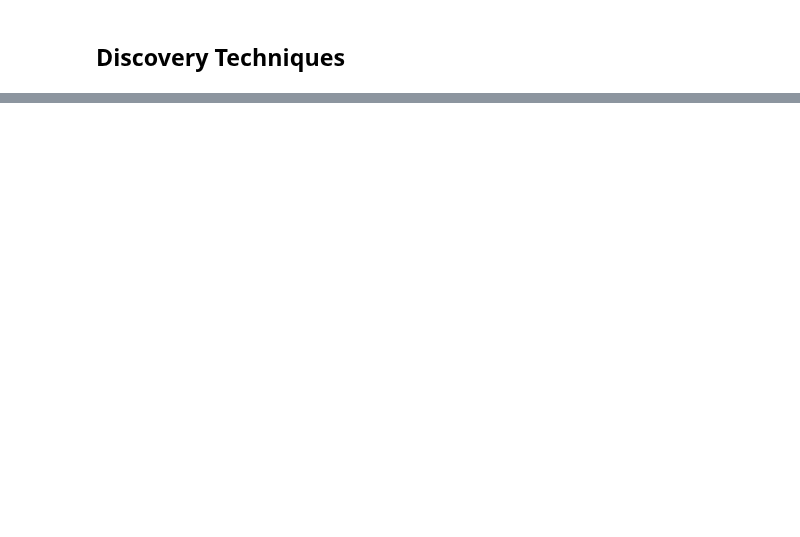
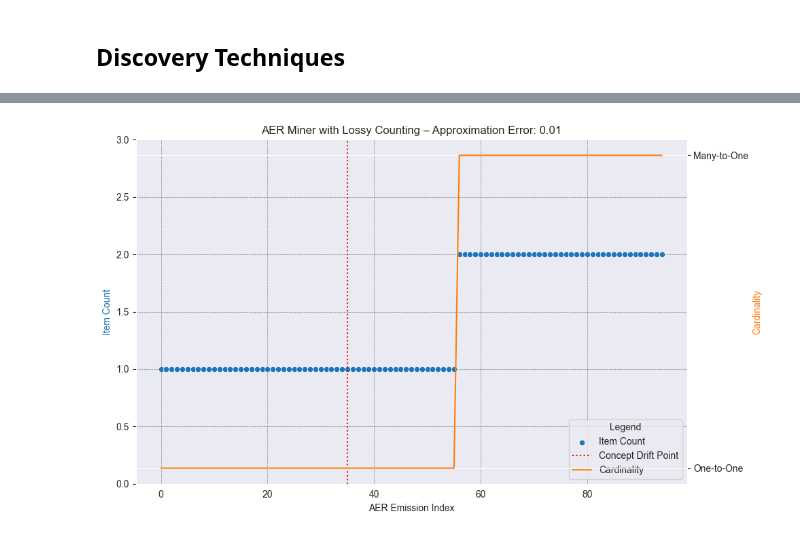
Before and after one commit to beamline/pybeamline, a Jupyter notebook: tutorial_oc.ipynb, the cells around one changed output, grey strips where cells are left out. Cells and saved outputs as stored; diff of their text form; code cells hidden in the pictures; blank space fills up the shorter version.

```diff
--- a/tutorial_oc.ipynb
+++ b/tutorial_oc.ipynb
@@ -129,0 +496,39 @@ source.pipe(
+# %%
+# --- Prepare DataFrame ---
+df = pd.DataFrame({
+    "Emission": list(range(len(item_counts))),
+    "Item Count": item_counts,
+    "Cardinality": cardinalities
+})
+df["Cardinality Label"] = df["Cardinality"].map({0: "One-to-One", 1: "Many-to-One"})
+
+# --- Plot ---
+fig, ax1 = plt.subplots(figsize=(10, 6))
+
+sns.scatterplot(data=df, x="Emission", y="Item Count", ax=ax1, label="Item Count", color="tab:blue")
+ax1.set_ylabel("Item Count", color="tab:blue")
+ax1.set_ylim(0, 3)
+ax1.set_xlabel("AER Emission Index")
+ax1.axvline(x=35, color='red', linestyle=':', linewidth=1.5, label='Concept Drift Point')
+ax1.grid(True, which='both', linestyle='--', linewidth=0.5, color='gray')
+
+# Secondary axis for cardinality
+ax2 = ax1.twinx()
+sns.lineplot(data=df, x="Emission", y="Cardinality", ax=ax2, label="Cardinality", color="tab:orange")
+ax2.set_yticks([0, 1])
+ax2.set_yticklabels(["One-to-One", "Many-to-One"])
+ax2.set_ylabel("Cardinality", color="tab:orange")
+ax2.legend_.remove()
+
+# Combined legend
+lines_labels = ax1.get_legend_handles_labels()
+lines_labels2 = ax2.get_legend_handles_labels()
+lines = lines_labels[0] + lines_labels2[0]
+labels = lines_labels[1] + lines_labels2[1]
+ax1.legend(lines, labels, loc="lower right", title="Legend")
+
+plt.title("AER Miner with Lossy Counting – Approximation Error: 0.01")
+plt.tight_layout()
+plt.show()
+# %% [output]
+[figure, added]
```
Also changed, not shown: parts of 12 cells of this notebook, 2 other files.
